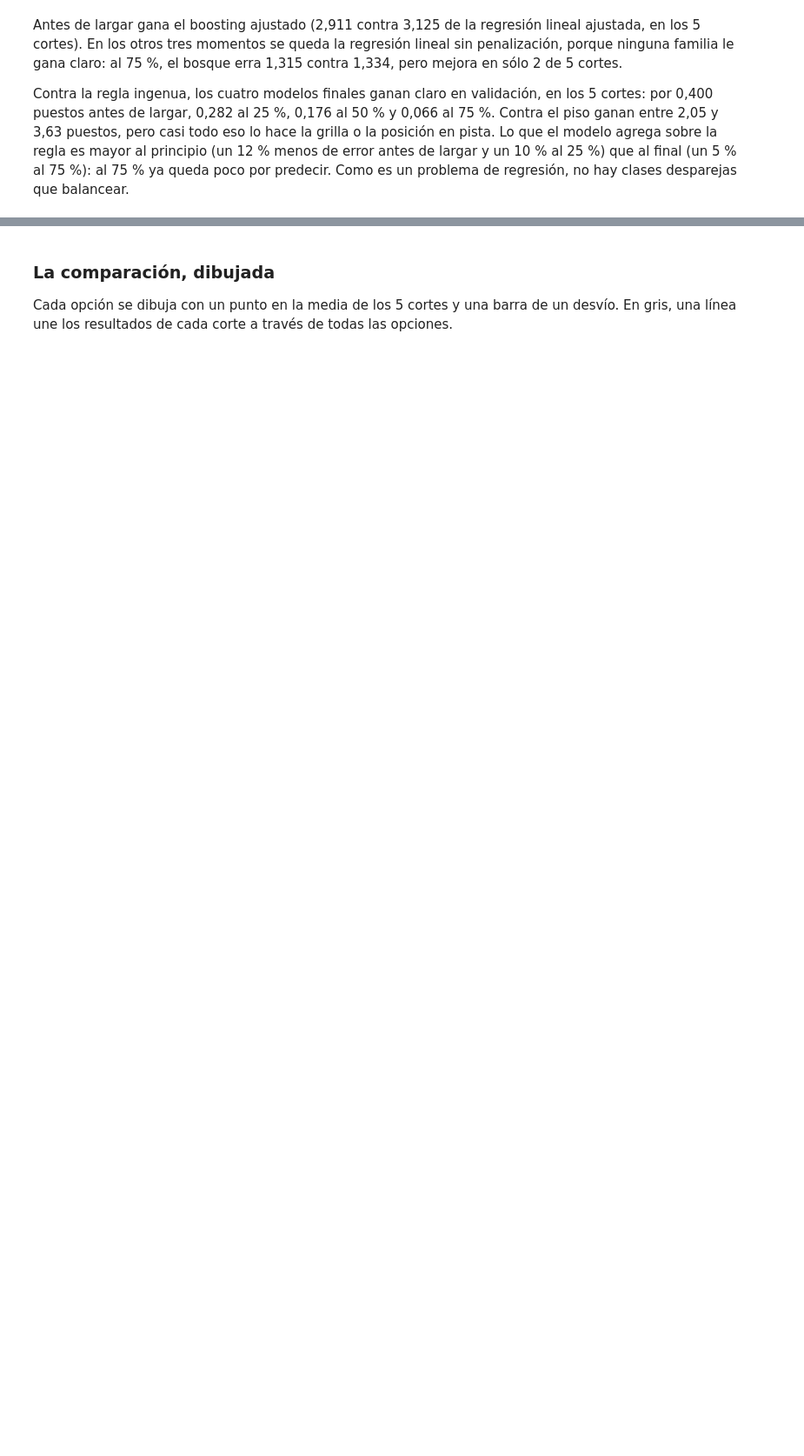
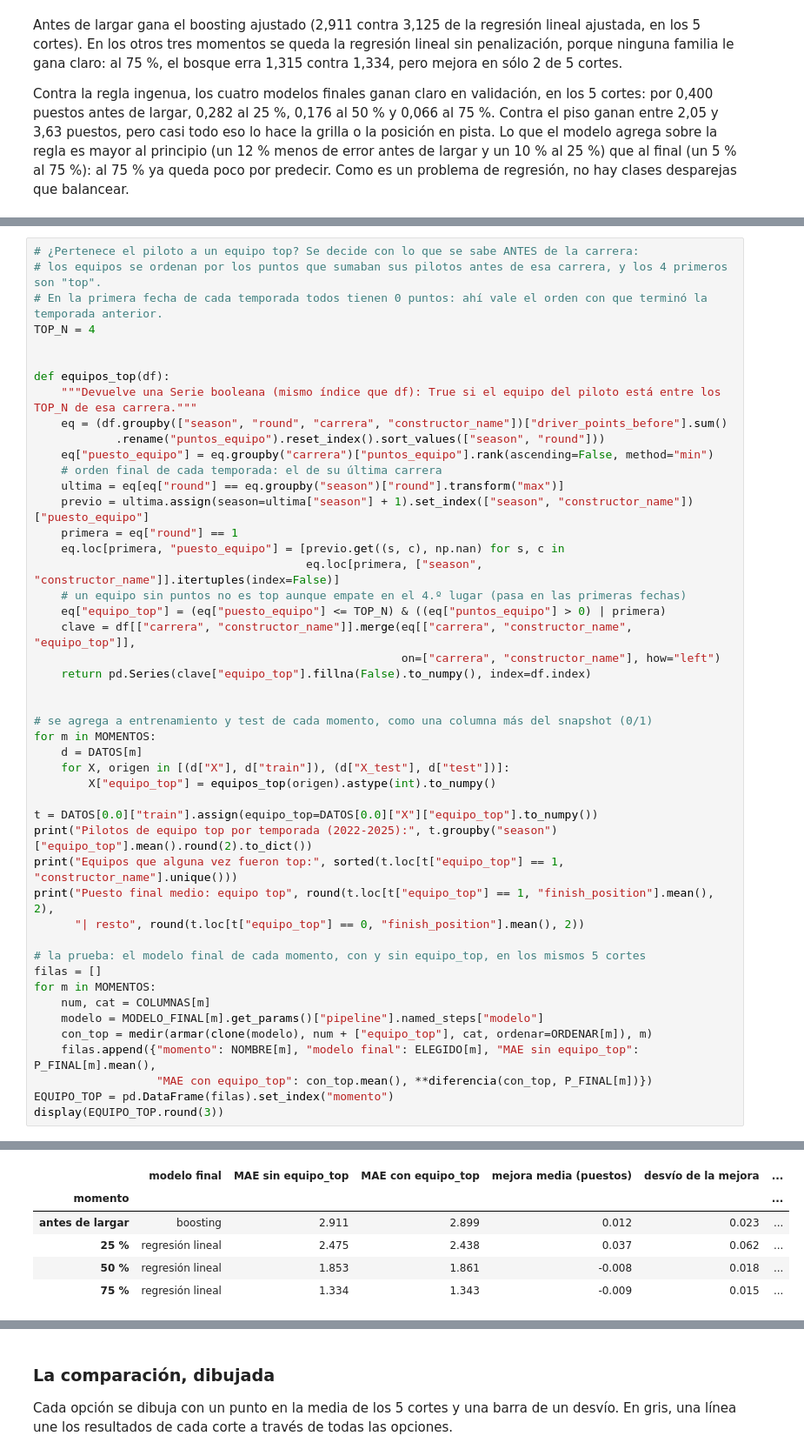
Before and after one commit to Maaurimiranda/F1-PredictPositions, a Jupyter notebook: include/Entrega3_Modelado_F1.ipynb, the cells around one changed output, grey strips where cells are left out. Shown at 87% size. Saved outputs shown, nothing was run; the diff lists cells and outputs as text; blank space fills up the shorter version.

```diff
--- a/include/Entrega3_Modelado_F1.ipynb
+++ b/include/Entrega3_Modelado_F1.ipynb
@@ -1077,0 +1086,48 @@ Contra la regla ingenua, los cuatro modelos finales ganan claro en validación,
+# %%
+# ¿Pertenece el piloto a un equipo top? Se decide con lo que se sabe ANTES de la carrera:
+# los equipos se ordenan por los puntos que sumaban sus pilotos antes de esa carrera, y los 4 primeros son "top".
+# En la primera fecha de cada temporada todos tienen 0 puntos: ahí vale el orden con que terminó la temporada anterior.
+TOP_N = 4
+
+
+def equipos_top(df):
+    """Devuelve una Serie booleana (mismo índice que df): True si el equipo del piloto está entre los TOP_N de esa carrera."""
+    eq = (df.groupby(["season", "round", "carrera", "constructor_name"])["driver_points_before"].sum()
+            .rename("puntos_equipo").reset_index().sort_values(["season", "round"]))
+    eq["puesto_equipo"] = eq.groupby("carrera")["puntos_equipo"].rank(ascending=False, method="min")
+    # orden final de cada temporada: el de su última carrera
+    ultima = eq[eq["round"] == eq.groupby("season")["round"].transform("max")]
+    previo = ultima.assign(season=ultima["season"] + 1).set_index(["season", "constructor_name"])["puesto_equipo"]
+    primera = eq["round"] == 1
+    eq.loc[primera, "puesto_equipo"] = [previo.get((s, c), np.nan) for s, c in
+                                        eq.loc[primera, ["season", "constructor_name"]].itertuples(index=False)]
+    # un equipo sin puntos no es top aunque empate en el 4.º lugar (pasa en las primeras fechas)
+    eq["equipo_top"] = (eq["puesto_equipo"] <= TOP_N) & ((eq["puntos_equipo"] > 0) | primera)
+    clave = df[["carrera", "constructor_name"]].merge(eq[["carrera", "constructor_name", "equipo_top"]],
+                                                      on=["carrera", "constructor_name"], how="left")
+    return pd.Series(clave["equipo_top"].fillna(False).to_numpy(), index=df.index)
+
+
+# se agrega a entrenamiento y test de cada momento, como una columna más del snapshot (0/1)
+for m in MOMENTOS:
+    d = DATOS[m]
+    for X, origen in [(d["X"], d["train"]), (d["X_test"], d["test"])]:
+        X["equipo_top"] = equipos_top(origen).astype(int).to_numpy()
+
+t = DATOS[0.0]["train"].assign(equipo_top=DATOS[0.0]["X"]["equipo_top"].to_numpy())
+print("Pilotos de equipo top por temporada (2022-2025):", t.groupby("season")["equipo_top"].mean().round(2).to_dict())
+print("Equipos que alguna vez fueron top:", sorted(t.loc[t["equipo_top"] == 1, "constructor_name"].unique()))
+print("Puesto final medio: equipo top", round(t.loc[t["equipo_top"] == 1, "finish_position"].mean(), 2),
+      "| resto", round(t.loc[t["equipo_top"] == 0, "finish_position"].mean(), 2))
+
+# la prueba: el modelo final de cada momento, con y sin equipo_top, en los mismos 5 cortes
+filas = []
+for m in MOMENTOS:
+    num, cat = COLUMNAS[m]
+    modelo = MODELO_FINAL[m].get_params()["pipeline"].named_steps["modelo"]
+    con_top = medir(armar(clone(modelo), num + ["equipo_top"], cat, ordenar=ORDENAR[m]), m)
+    filas.append({"momento": NOMBRE[m], "modelo final": ELEGIDO[m], "MAE sin equipo_top": P_FINAL[m].mean(),
+                  "MAE con equipo_top": con_top.mean(), **diferencia(con_top, P_FINAL[m])})
+EQUIPO_TOP = pd.DataFrame(filas).set_index("momento")
+display(EQUIPO_TOP.round(3))
+# %% [output]
@@ -1077,0 +1137,6 @@ Contra la regla ingenua, los cuatro modelos finales ganan claro en validación,
+|  | modelo final | MAE sin equipo_top | MAE con equipo_top | mejora media (puestos) | desvío de la mejora | ... |
+| momento |  |  |  |  |  | ... |
+| antes de largar | boosting | 2.911 | 2.899 | 0.012 | 0.023 | ... |
+| 25 % | regresión lineal | 2.475 | 2.438 | 0.037 | 0.062 | ... |
+| 50 % | regresión lineal | 1.853 | 1.861 | -0.008 | 0.018 | ... |
+| 75 % | regresión lineal | 1.334 | 1.343 | -0.009 | 0.015 | ... |
```
Also changed, not shown: parts of 4 cells of this notebook.
